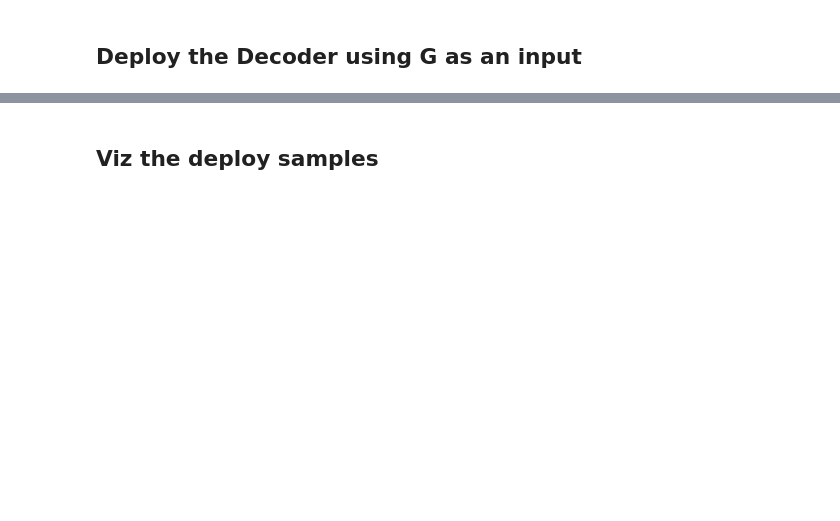
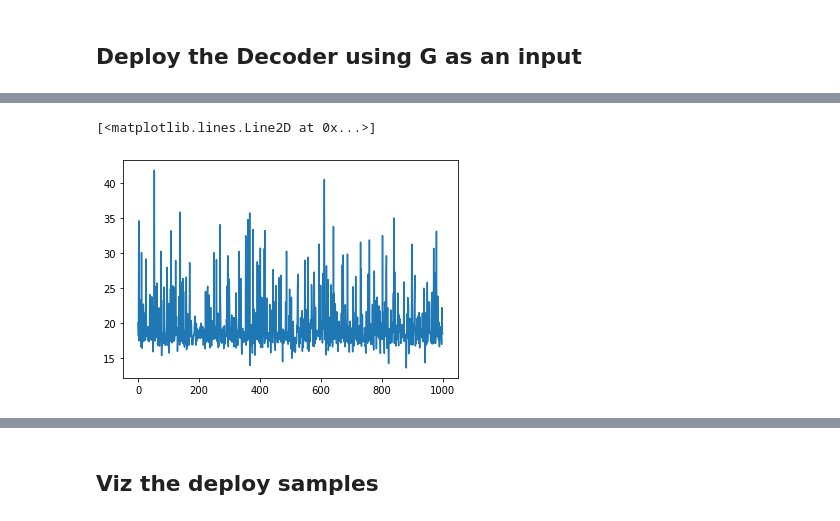
Before and after one commit to kseuro/particle_generator, a Jupyter notebook: deploy_analysis/deploy_decoder_with_EWM_generator.ipynb, the cells around one changed output, grey strips where cells are left out. Drawn from its saved outputs; the diff is of its cells as text; code cells hidden in the pictures; blank space fills up the shorter version.

```diff
--- a/deploy_analysis/deploy_decoder_with_EWM_generator.ipynb
+++ b/deploy_analysis/deploy_decoder_with_EWM_generator.ipynb
@@ -314,3 +405,8 @@ print(in_f, out_f, h, w)
+# %%
+plt.plot(var)
+# %% [output]
+[<matplotlib.lines.Line2D at 0x...>]
+[figure, added]
 # %%
 samples1 = []; samples2 = []; limit = 16
 # %%
```
Also changed, not shown: parts of 37 cells of this notebook, 5 other files.
